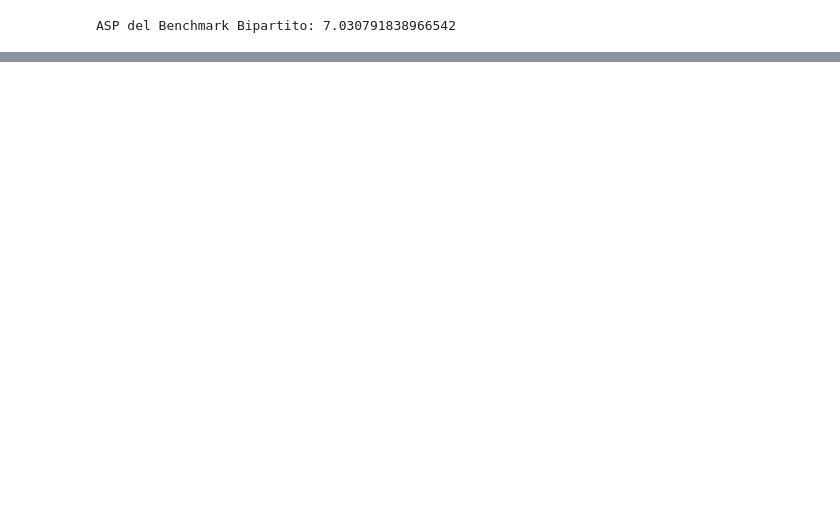
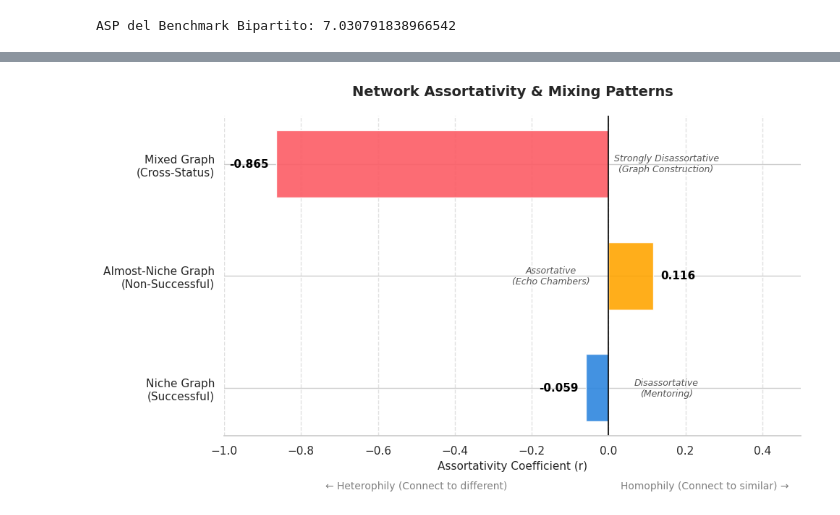
Before and after one commit to asiapanizza/data_mining, a Jupyter notebook: 6_plots.ipynb, the cells around one changed output, grey strips where cells are left out. Saved outputs shown, nothing was run; the diff lists cells and outputs as text; code cells hidden in the pictures; blank space fills up the shorter version.

Commit message:
Added some more plots

```diff
--- a/6_plots.ipynb
+++ b/6_plots.ipynb
@@ -131,0 +332,75 @@ print(latex_table)
+# %%
+import matplotlib.pyplot as plt
+import pandas as pd
+import seaborn as sns
+
+# Impostazioni stile
+sns.set_theme(style="whitegrid")
+plt.rcParams['font.family'] = 'sans-serif'
+
+# 1. Preparazione Dati
+data = {
+    'Graph': ['Niche Graph\n(Successful)', 'Almost-Niche Graph\n(Non-Successful)', 'Mixed Graph\n(Cross-Status)'],
+    'Value': [-0.059, 0.116, -0.865],
+    'Type': ['Degree Assortativity', 'Degree Assortativity', 'Attribute Assortativity'],
+    'Interpretation': ['Disassortative\n(Mentoring)', 'Assortative\n(Echo Chambers)', 'Strongly Disassortative\n(Graph Construction)']
+}
+
+df = pd.DataFrame(data)
+
+# Colori coerenti con i grafici precedenti (Blu=Success, Arancio=Non-Success, Rosso=Mixed)
+colors = ['#2E86DE', '#FFA502', '#FC5C65']
+
+# 2. Creazione Plot
+fig, ax = plt.subplots(figsize=(10, 6))
+
+# Disegno le barre orizzontali
+bars = ax.barh(df['Graph'], df['Value'], color=colors, height=0.6, alpha=0.9)
+
+# 3. Linea dello Zero e Zone
+ax.axvline(0, color='black', linewidth=1.2, linestyle='-')
+ax.set_xlim(-1.0, 0.5)  # Limiti asse X (da -1 a +0.5 per dare spazio)
+
+# 4. Aggiunta Etichette Valori e Interpretazione
+for bar, value, interp in zip(bars, df['Value'], df['Interpretation']):
+    width = bar.get_width()
+
+    # Posizionamento del testo del valore
+    if value < 0:
+        align = 'right'
+        offset = -0.02
+        text_color = 'black'
+    else:
+        align = 'left'
+        offset = 0.02
+        text_color = 'black'
+
+    # Etichetta numerica (es. -0.059)
+    ax.text(value + offset, bar.get_y() + bar.get_height()/2,
+            f'{value:.3f}',
+            va='center', ha=align, fontweight='bold', fontsize=11, color=text_color)
+
+    # Etichetta interpretativa (es. "Mentoring")
+    # La posiziono all'interno del grafico o a lato a seconda dello spazio
+    interp_pos = -0.15 if value > 0 else 0.15
+    ax.text(interp_pos, bar.get_y() + bar.get_height()/2,
+            interp,
+            va='center', ha='center', fontsize=9, style='italic', color='#555555')
+
+# 5. Decorazioni Grafiche
+# Aggiungo frecce o testi per spiegare l'asse X
+ax.text(-0.5, -0.9, '← Heterophily (Connect to different)', ha='center', fontsize=10, color='gray')
+ax.text(0.25, -0.9, 'Homophily (Connect to similar) →', ha='center', fontsize=10, color='gray')
+
+ax.set_title('Network Assortativity & Mixing Patterns', fontsize=14, fontweight='bold', pad=20)
+ax.set_xlabel('Assortativity Coefficient (r)', fontsize=11)
+ax.grid(axis='x', linestyle='--', alpha=0.6)
+
+# Rimuovo bordi inutili
+sns.despine(left=True, bottom=False)
+
+plt.tight_layout()
+plt.savefig('assortativity_plot.svg') # Decommenta per salvare
+plt.show()
+# %% [output]
+[figure, added]
```
Also changed, not shown: parts of 4 cells of this notebook.
